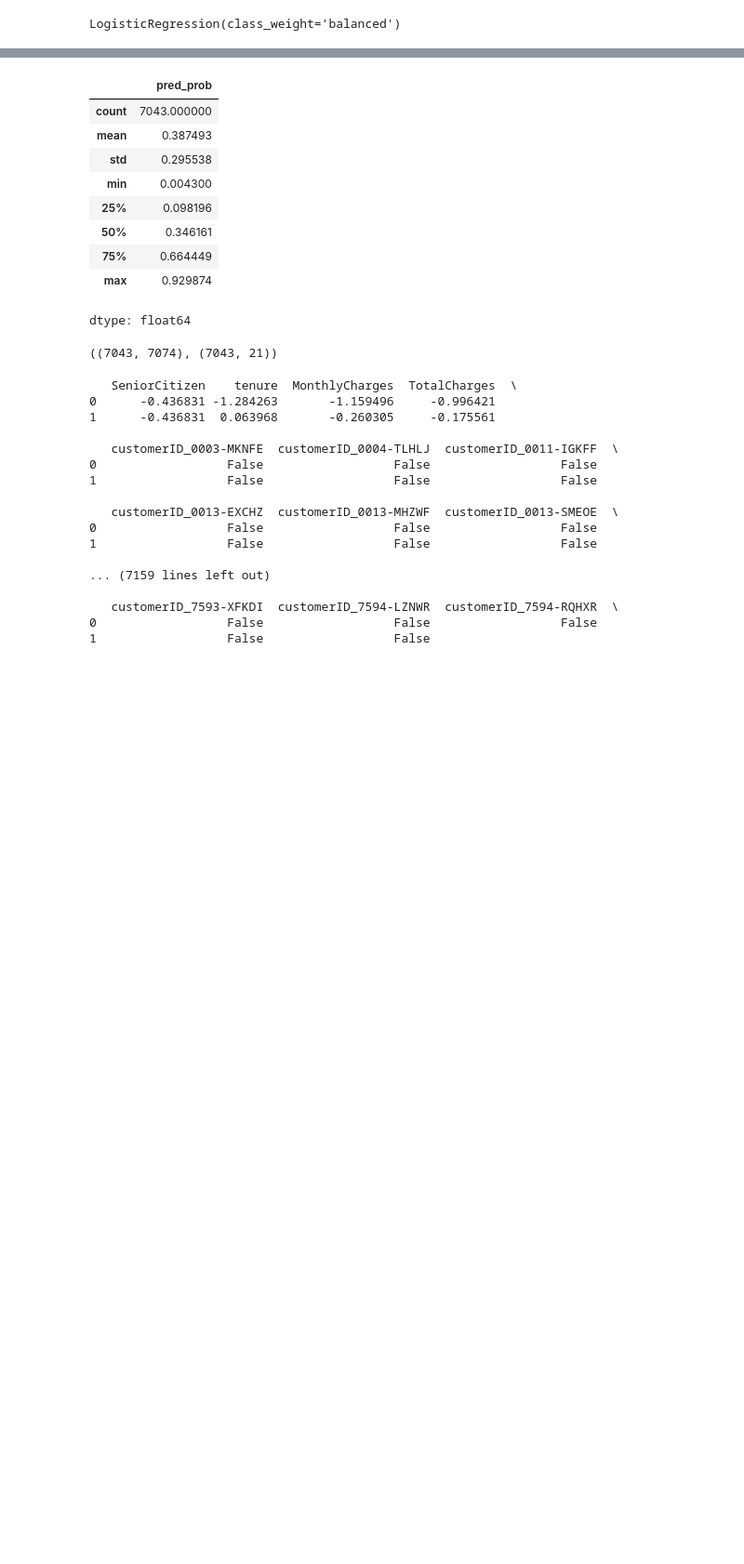
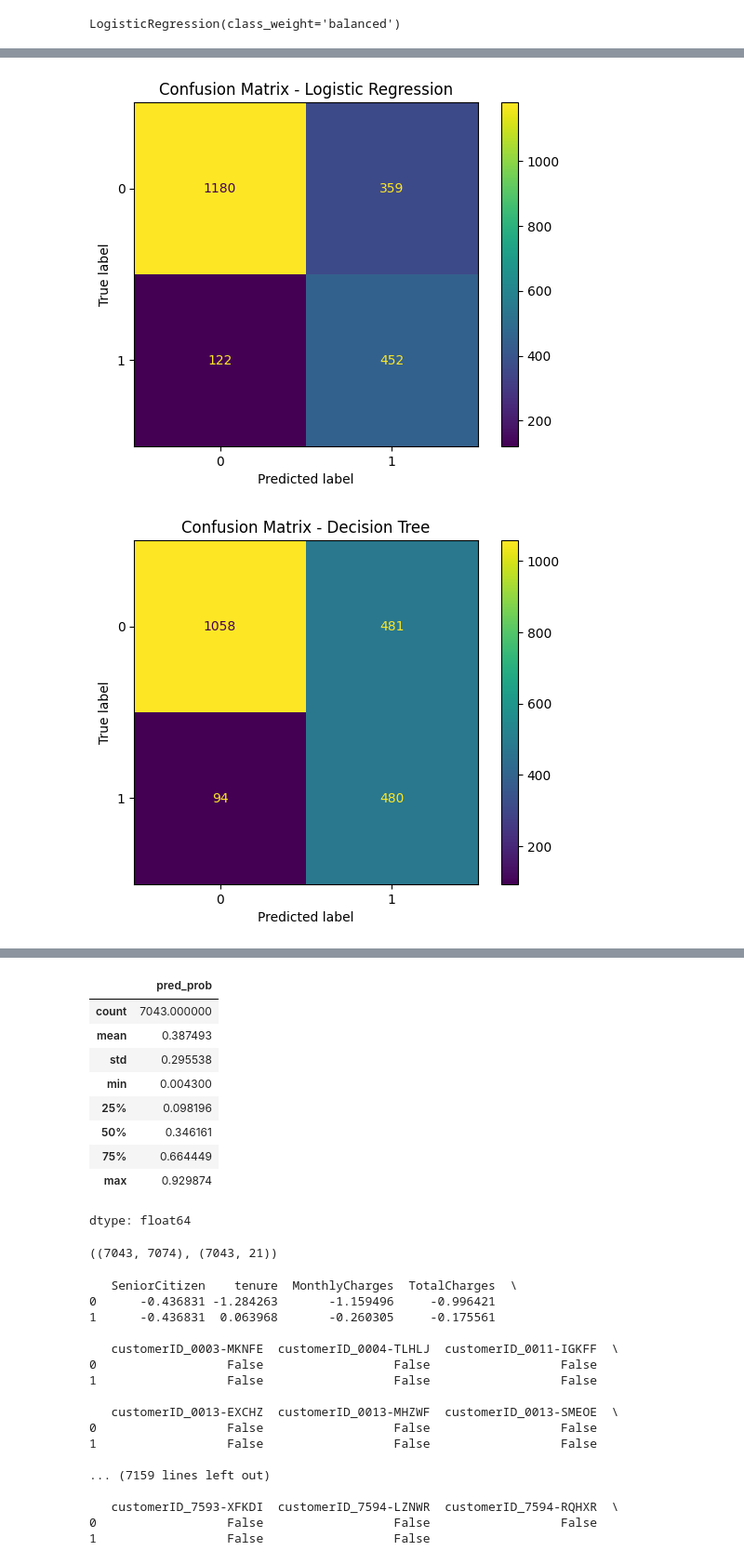
Before and after one commit to anuragchauhan21/Customer-Churn-Analysis, a Jupyter notebook: 2_churn_risk_analysis.ipynb, the cells around one changed output, grey strips where cells are left out. Shown at 93% size. Drawn from its saved outputs; the diff is of its cells as text; code cells hidden in the pictures; blank space fills up the shorter version.

```diff
--- a/2_churn_risk_analysis.ipynb
+++ b/2_churn_risk_analysis.ipynb
@@ -96,5 +99,5 @@ lr.fit(X_train, y_train)
 # %% [output]
 LogisticRegression(class_weight='balanced')
 # %%
-y_pred = lr.predict(X_test).astype(int)
-y_pred_prob = lr.predict_proba(X_test)[:, 1]
+y_pred_lr = lr.predict(X_test).astype(int)
+y_pred_prob_lr = lr.predict_proba(X_test)[:, 1]
@@ -109,0 +113,8 @@ array([1, 0, 0, ..., 0, 1, 0])
+# %%
+# Decision Tree
+
+from sklearn.tree import DecisionTreeClassifier
+
+dt = DecisionTreeClassifier(max_depth=5, min_samples_split=50, class_weight='balanced')
+
+dt.fit(X_train, y_train)
@@ -109,0 +124,3 @@ array([1, 0, 0, ..., 0, 1, 0])
+# %%
+y_pred_dt = dt.predict(X_test).astype(int)
+y_pred_prob_dt = dt.predict_proba(X_test)[:, 1]
@@ -152,0 +164,23 @@ Mapping: Not Churn = 0, Churn = 1
+# %%
+from sklearn.metrics import confusion_matrix, ConfusionMatrixDisplay
+import matplotlib.pyplot as plt
+
+# Logistic Regression
+cm_lr = confusion_matrix(y_test, y_pred_lr)
+
+disp_lr = ConfusionMatrixDisplay(confusion_matrix=cm_lr)
+disp_lr.plot()
+plt.title("Confusion Matrix - Logistic Regression")
+plt.show()
+
+
+# Decision Tree
+cm_dt = confusion_matrix(y_test, y_pred_dt)
+
+disp_dt = ConfusionMatrixDisplay(confusion_matrix=cm_dt)
+disp_dt.plot()
+plt.title("Confusion Matrix - Decision Tree")
+plt.show()
+# %% [output]
+[figure, added]
+[figure, added]
```
Also changed, not shown: parts of 22 cells of this notebook.
